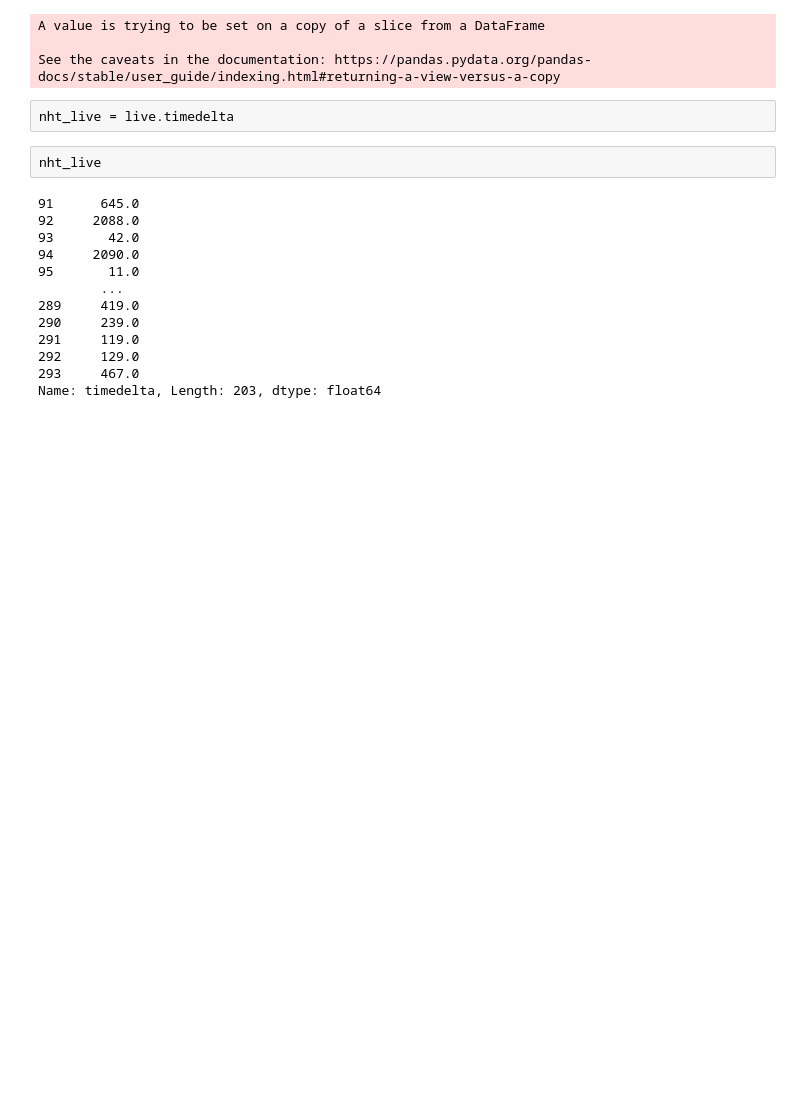
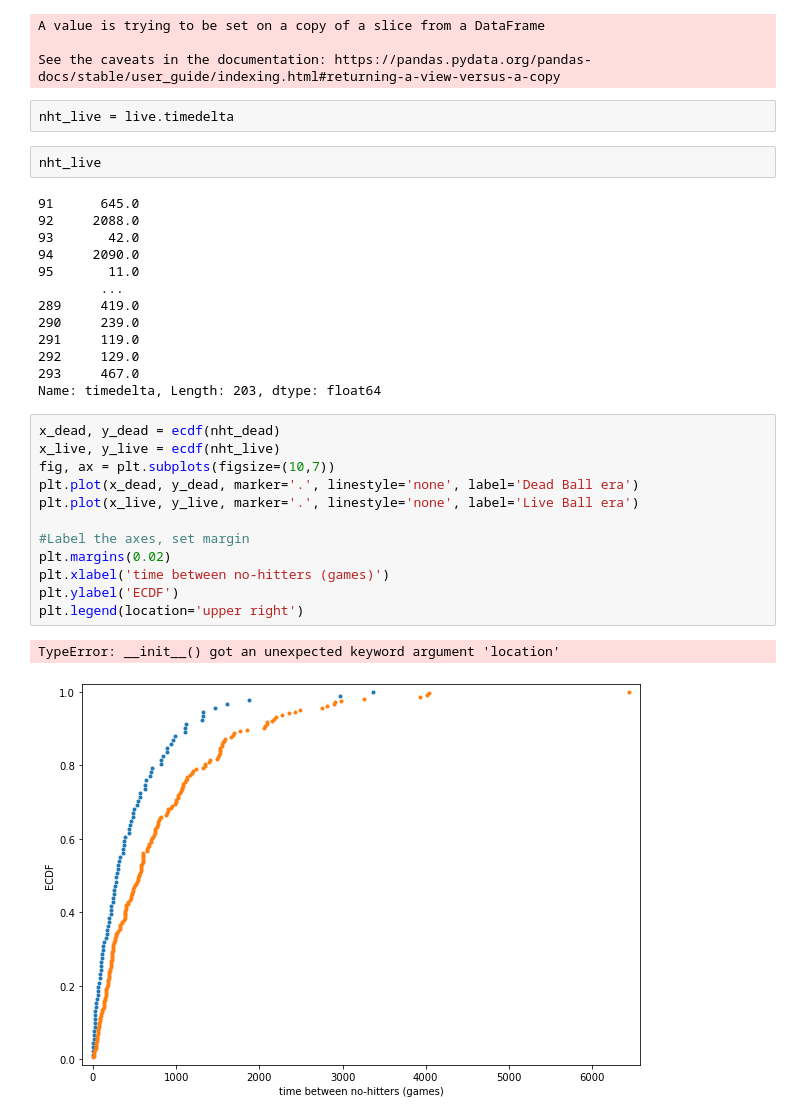
Before and after one commit to kipmadden/Statistical-Thinking, a Jupyter notebook: Major League Baseball No-hitters.ipynb, the cells around one changed output. Saved outputs shown, nothing was run; the diff lists cells and outputs as text; blank space fills up the shorter version.

Commit message:
Added ecdf graph for dead ball no-hitter analysis

```diff
--- a/Major League Baseball No-hitters.ipynb
+++ b/Major League Baseball No-hitters.ipynb
@@ -196,3 +212,18 @@ nht_live
 292     129.0
 293     467.0
 Name: timedelta, Length: 203, dtype: float64
+# %%
+x_dead, y_dead = ecdf(nht_dead)
+x_live, y_live = ecdf(nht_live)
+fig, ax = plt.subplots(figsize=(10,7))
+plt.plot(x_dead, y_dead, marker='.', linestyle='none', label='Dead Ball era')
+plt.plot(x_live, y_live, marker='.', linestyle='none', label='Live Ball era')
+
+#Label the axes, set margin
+plt.margins(0.02)
+plt.xlabel('time between no-hitters (games)')
+plt.ylabel('ECDF')
+plt.legend(location='upper right')
+# %% [output]
+TypeError: __init__() got an unexpected keyword argument 'location'
+[figure, added]
```
Also changed, not shown: parts of 3 cells of this notebook.
